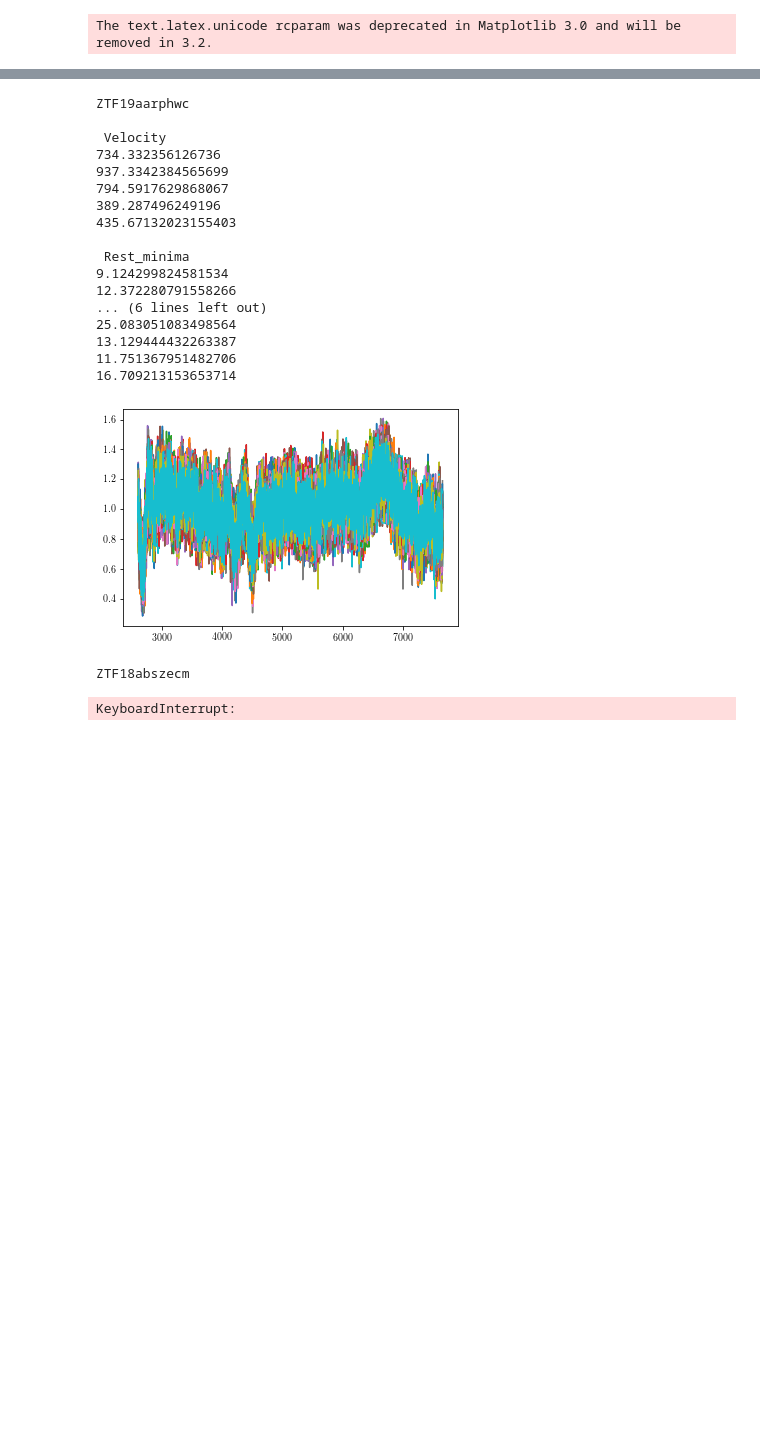
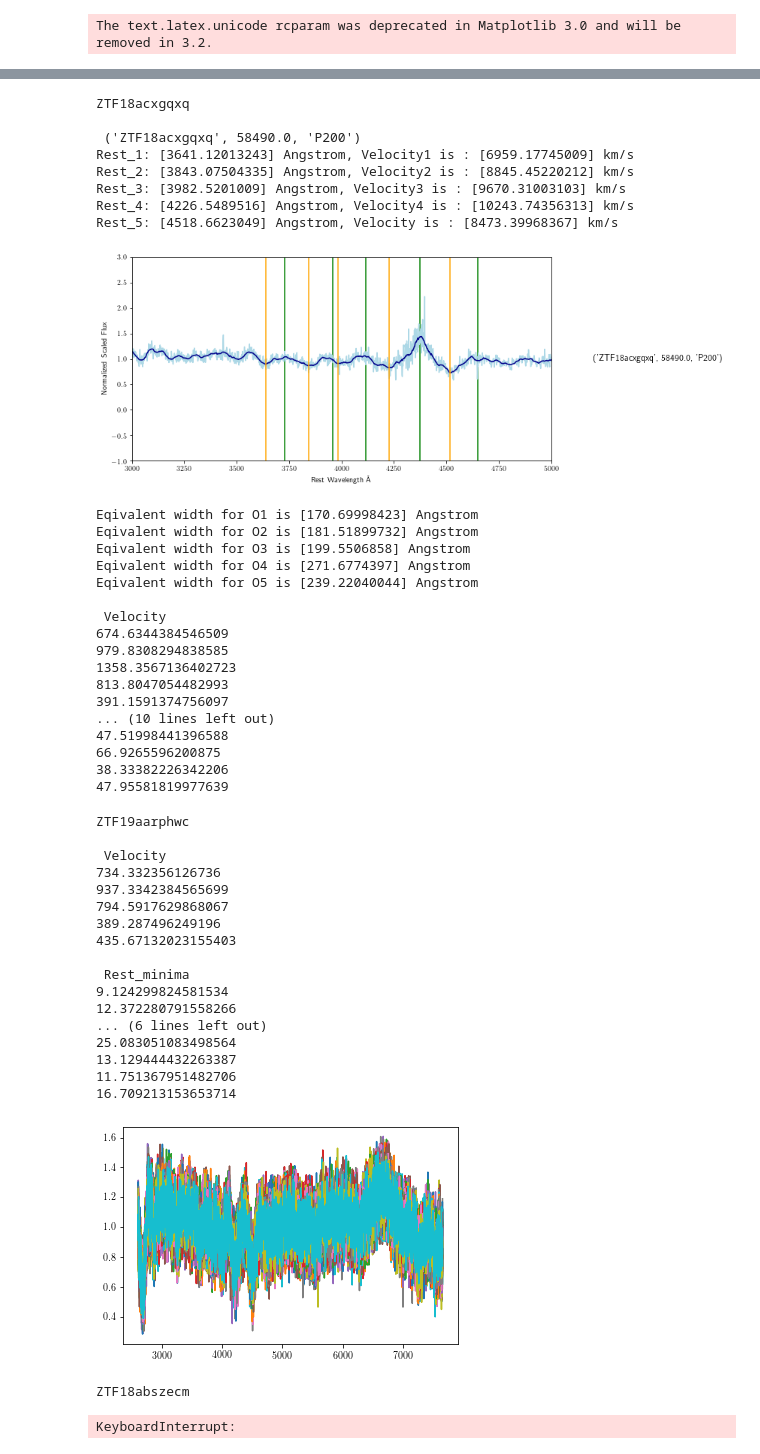
Before and after one commit to Aishwarya113/Superluminous, a Jupyter notebook: download_spectra.ipynb, the cells around one changed output, grey strips where cells are left out. Saved outputs shown, nothing was run; the diff lists cells and outputs as text; code cells hidden in the pictures; blank space fills up the shorter version.

```diff
--- a/download_spectra.ipynb
+++ b/download_spectra.ipynb
@@ -570,7 +570,9 @@ def normalize_spectra(target_name, spectrum, O1, O2, O3, O4, O5, R1=3727.59, R2=
 
             for d in directory: # go through all the spectra for a single source
 
-                if d == "data/new/ZTF19aarphwc/spectra/%s"%spectrum:
+                if d == "data/new/%s/spectra/%s"%(target_name,spectrum):
+
+                    #print(d)
 
                     l = d.split("/")[4] # gets the ascii file name, ex:"ZTF18abszecm_20181213_P200_v3.ascii" from the entire string
 
@@ -621,7 +623,7 @@ def normalize_spectra(target_name, spectrum, O1, O2, O3, O4, O5, R1=3727.59, R2=
 
             for k in zip(plotx,ploty):
 
-                print("\n"text[count])
+                print("\n", text[count])
 
                 y_temp = k[1]   # Scaling flux values and saving in a temporary variable
                 text_pos_y = np.median(y_temp)    # defining the location on y-axis
@@ -768,7 +768,9 @@ def equivalent_width(target_name, spectrum, O1_min, O1_max, O2_min, O2_max, O3_m
 
             for d in directory: # go through all the spectra for a single source
 
-                if d == "data/new/ZTF19aarphwc/spectra/%s"%spectrum:
+                if d ==  "data/new/%s/spectra/%s"%(target_name,spectrum):
+
+                    #print(d)
 
                     l = d.split("/")[4] # gets the ascii file name, ex:"ZTF18abszecm_20181213_P200_v3.ascii" from the entire string
                     #print (l)
@@ -1402,3 +1406,37 @@ Eqivalent width for O5 is [246.43869189] Angstrom
+# %%
+target_name = "ZTF18acxgqxq"
+spectrum = "ZTF18acxgqxq_20190107_P200_v2.ascii"
+
+normalize_spectra(target_name, spectrum, 3630, 3840, 4000, 4225, 4500)
+equivalent_width(target_name, spectrum, 3510, 3700, 3750, 3920, 3920, 4100, 4100, 4380, 4380, 4620)
+errors(target_name, spectrum, 3630, 3840, 4000, 4225, 4500, 3510, 3700, 3750, 3920, 3920, 4100, 4100, 4380, 4380, 4620)
+# %% [output]
+ZTF18acxgqxq
+
+ ('ZTF18acxgqxq', 58490.0, 'P200')
+Rest_1: [3641.12013243] Angstrom, Velocity1 is : [6959.17745009] km/s
+Rest_2: [3843.07504335] Angstrom, Velocity2 is : [8845.45220212] km/s
+Rest_3: [3982.5201009] Angstrom, Velocity3 is : [9670.31003103] km/s
+Rest_4: [4226.5489516] Angstrom, Velocity4 is : [10243.74356313] km/s
+Rest_5: [4518.6623049] Angstrom, Velocity is : [8473.39968367] km/s
+[figure, added]
+Eqivalent width for O1 is [170.69998423] Angstrom
+Eqivalent width for O2 is [181.51899732] Angstrom
+Eqivalent width for O3 is [199.5506858] Angstrom
+Eqivalent width for O4 is [271.6774397] Angstrom
+Eqivalent width for O5 is [239.22040044] Angstrom
+
+ Velocity
+674.6344384546509
+979.8308294838585
+1358.3567136402723
+813.8047054482993
+391.1591374756097
+... (10 lines left out)
+47.51998441396588
+66.9265596200875
+38.33382226342206
+47.95581819977639
 # %%
 target_name = "ZTF19aarphwc"
 spectrum = "ZTF19aarphwc_20190524_P200_v1.ascii"
```
Also changed, not shown: parts of 9 cells of this notebook.
